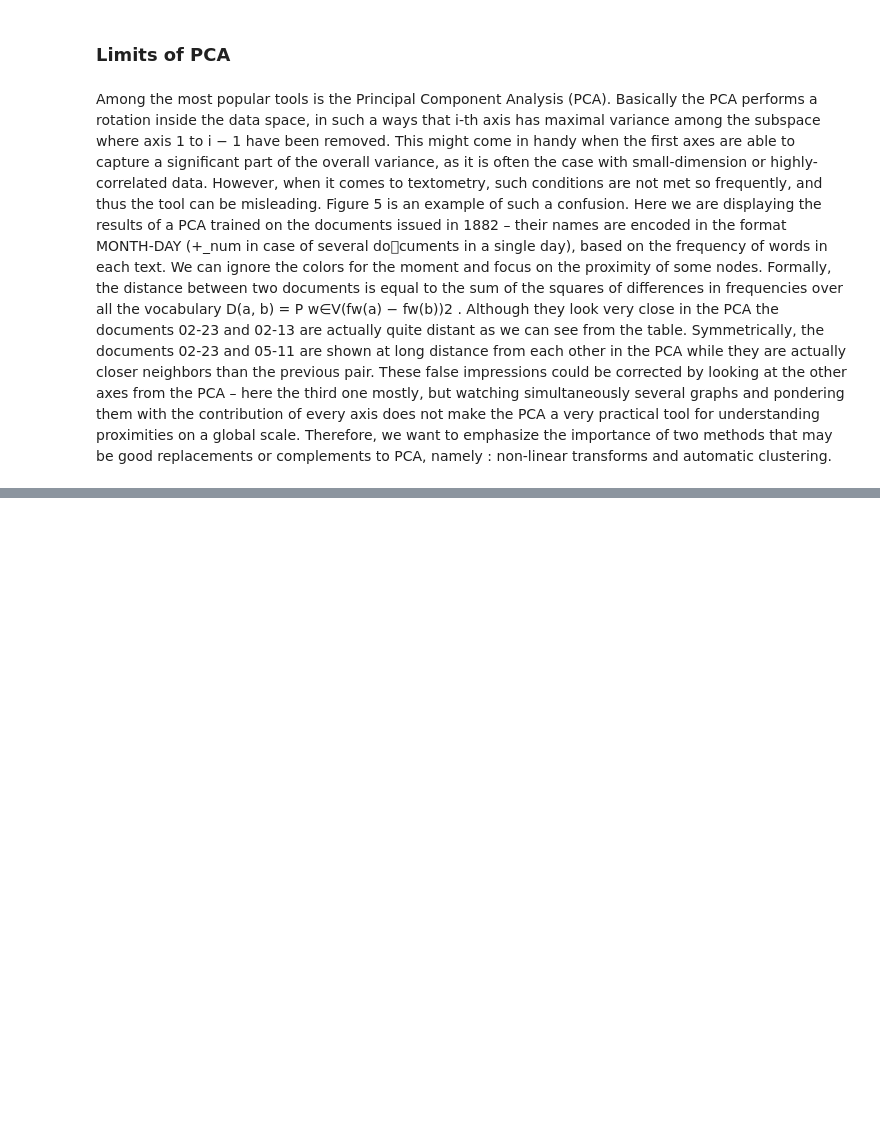
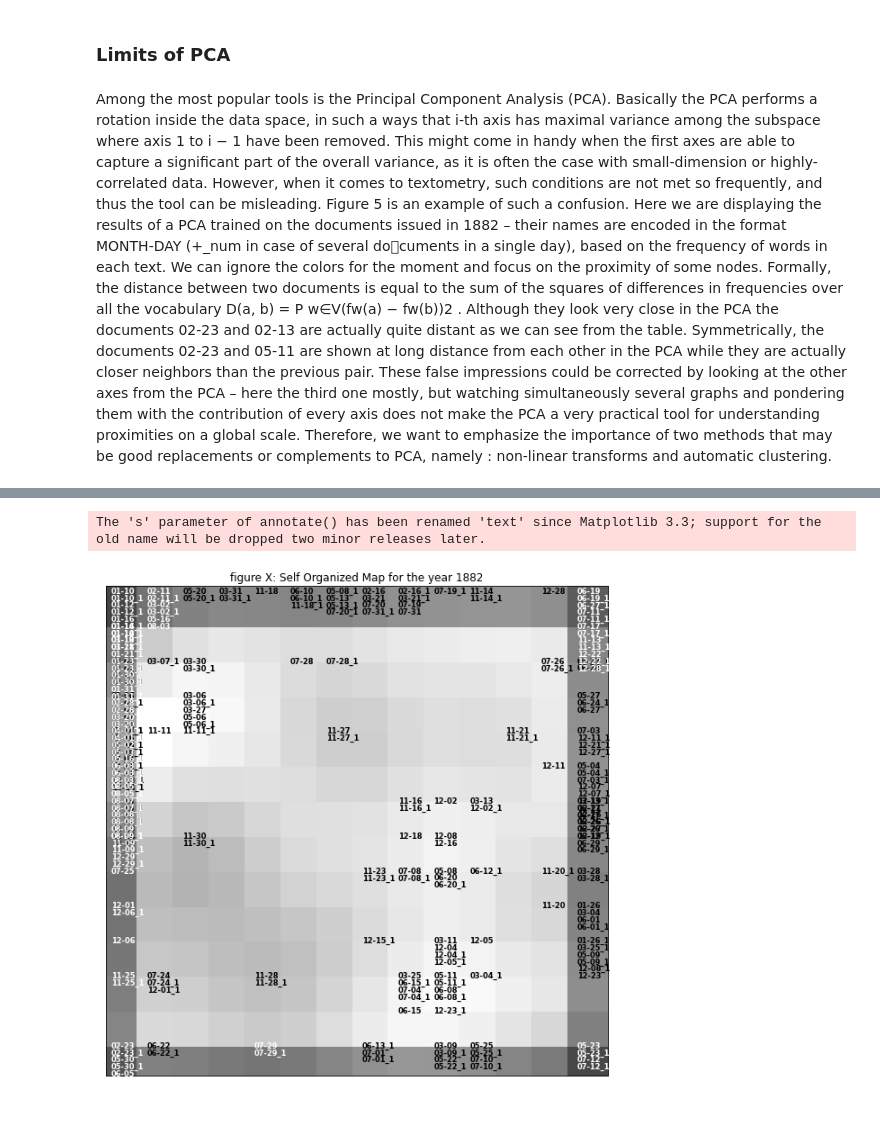
Before and after one commit to atomegoyan/template_jdh, a Jupyter notebook: author_guideline_template.ipynb, the cells around one changed output, grey strips where cells are left out. Drawn from its saved outputs; the diff is of its cells as text; code cells hidden in the pictures; blank space fills up the shorter version.

```diff
--- a/author_guideline_template.ipynb
+++ b/author_guideline_template.ipynb
@@ -330,0 +456,21 @@ calcul ACP
+# %%
+import minisom
+def som_freq(cha: AgglomerativeClustering):
+    matx_occurrences: pd.DataFrame = pd.read_csv(os.path.join(path_to_data, "comptage_1882_corr.csv"), sep=";",
+                                                 encoding="utf-8", header=0).set_index("Unnamed: 0")
+    matx_occurrences.loc[:, "total"] = matx_occurrences.sum(axis=1)
+    matx_occurrences = matx_occurrences.sort_values(by="total", ascending=False)
+    matx_occurrences = matx_occurrences.loc[matx_occurrences.total > 50, :].drop("total", axis=1).fillna(0)
+    matx_occurrences = matx_occurrences.transpose()
+    proximity = MinMaxScaler().fit_transform(matx_occurrences)
+    features: List[str] = [date[5:] for date in matx_occurrences.index]
+    print("calcul SOM")
+    n_neurons: int = 14
+    m_neurons: int = 14
+    som: minisom.MiniSom = minisom.MiniSom(n_neurons, m_neurons, proximity.shape[1], sigma=5, learning_rate=.5,
+                                           neighborhood_function='gaussian')
+    som.pca_weights_init(proximity)
+    som.train(proximity, 2000, verbose=True)
+    return som
+
+som = som_freq(cha_w)
@@ -330,0 +483,24 @@ calcul ACP
+# %%
+from matplotlib import pyplot as plt,cm
+distances_map = som.distance_map()
+#print(distances_map)
+cases: Dict[Tuple[int, int], List[int]] = {(xn, yn): list() for xn in range(n_neurons) for yn in range(m_neurons)}
+for num_data, xx in enumerate(proximity):
+    cases[som.winner(xx)].append(num_data)
+#print(cases)
+plt.figure(figsize=(10, 10))
+plt.title("figure X: Self Organized Map for the year 1882")
+plt.xlim(0, n_neurons)
+plt.ylim(0, m_neurons)
+plt.yticks([])
+plt.xticks([])
+cmap = cm.get_cmap('tab10')
+for case in cases:
+    plt.scatter(x=case[0] + 0.5, y=case[1] + 0.5, marker="s", s=2600, c=str(distances_map[case]))
+    if len(cases[case]) > 0:
+        for axe, t in enumerate(cases[case]):
+            plt.annotate(xy=(case[0] + .15, case[1] + .8 - axe / 5), s=features[t], fontsize="small",
+                         color="black" if distances_map[case] > 0.5 else "white", fontweight="heavy")
+# %% [output]
+The 's' parameter of annotate() has been renamed 'text' since Matplotlib 3.3; support for the old name will be dropped two minor releases later.
+[figure, added]
```
Also changed, not shown: parts of 21 cells of this notebook.
